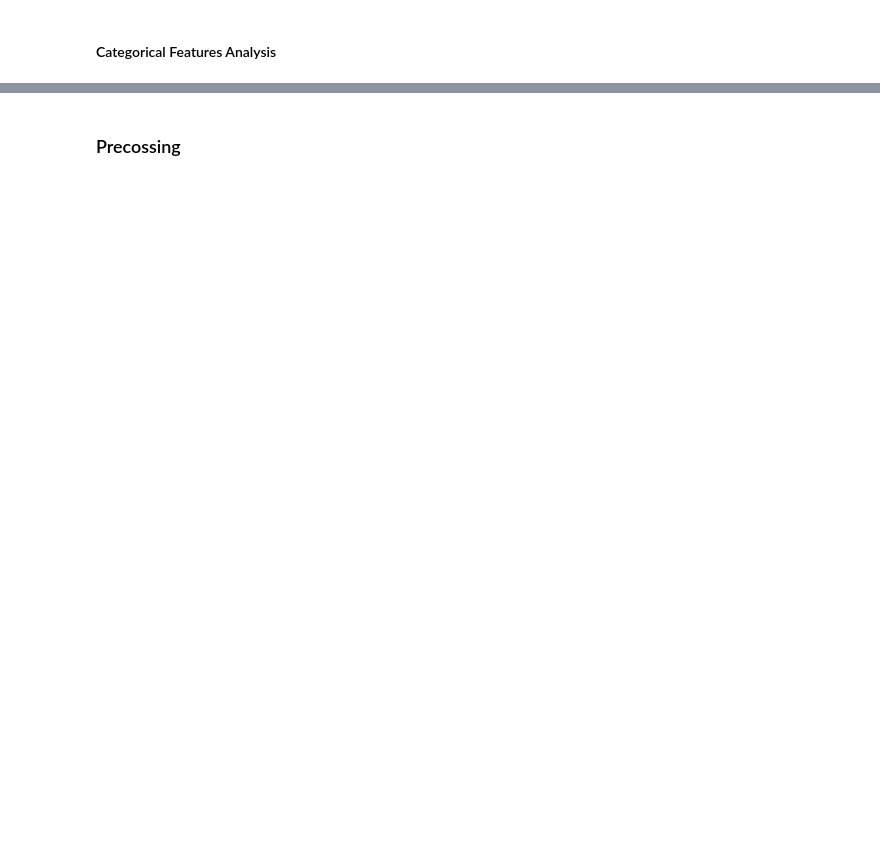
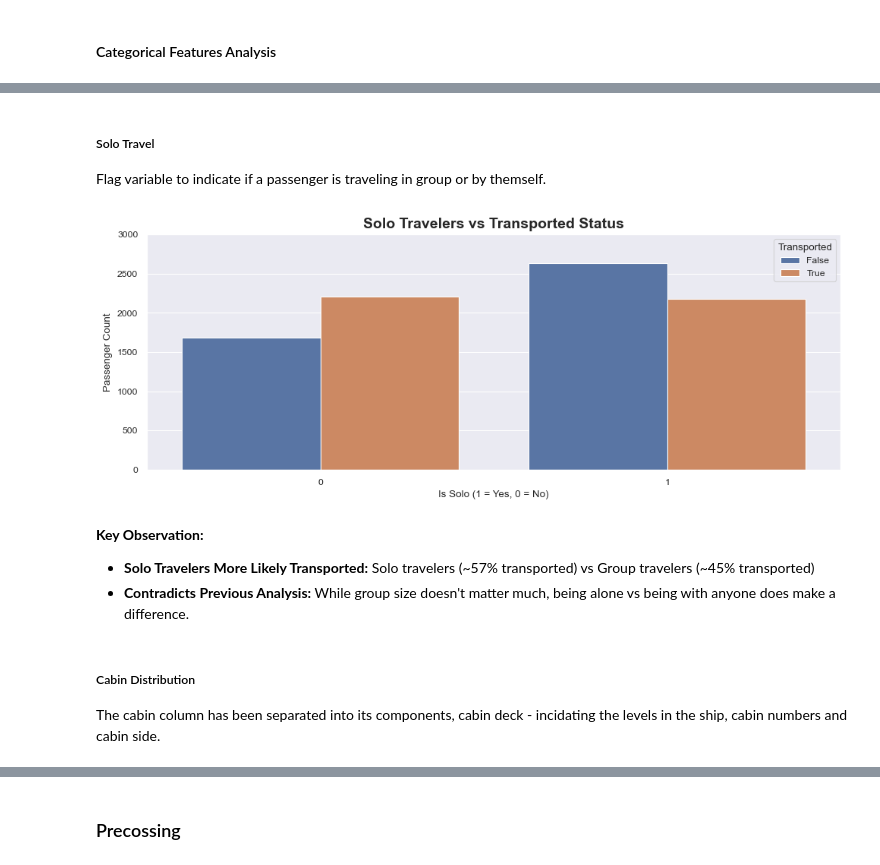
Before and after one commit to RMDS-GroupProject/spaceship_titanic, a Jupyter notebook: main_notebook.ipynb, the cells around one changed output, grey strips where cells are left out. Cells and saved outputs as stored; diff of their text form; code cells hidden in the pictures; blank space fills up the shorter version.

```diff
--- a/main_notebook.ipynb
+++ b/main_notebook.ipynb
@@ -996,0 +1094,34 @@ for df in [train_data, test_data]:
+# %% [markdown]
+##### Solo Travel
+Flag variable to indicate if a passenger is traveling in group or by themself.
+# %%
+# Mark passengers traveling alone
+train_data['IsSolo'] = (train_data['GroupSize'] == 1).astype(int)
+test_data['IsSolo'] = (test_data['GroupSize'] == 1).astype(int)
+# %%
+plt.figure(figsize=(10, 4))
+# count plot for the solo travelers
+sns.countplot(
+    data=train_data,
+    x='IsSolo',
+    hue='Transported'
+)
+
+plt.title('Solo Travelers vs Transported Status',
+          fontsize=14, fontweight="bold")
+plt.xlabel('Is Solo (1 = Yes, 0 = No)')
+plt.ylabel('Passenger Count')
+plt.ylim(0, 3000)
+plt.tight_layout()
+plt.savefig(os.path.join(image_save_path,
+            "Solo Travelers vs Transported Status.png"), bbox_inches="tight")
+plt.show()
+# %% [output]
+[figure, added]
+# %% [markdown]
+**Key Observation:**
+- **Solo Travelers More Likely Transported:** Solo travelers (~57% transported) vs Group travelers (~45% transported)
+- **Contradicts Previous Analysis:** While group size doesn't matter much, being alone vs being with anyone does make a difference.
+# %% [markdown]
+##### Cabin Distribution
+The cabin column has been separated into its components, cabin deck - incidating the levels in the ship, cabin numbers and cabin side.
```
Also changed, not shown: parts of 42 cells of this notebook, 10 other files.
